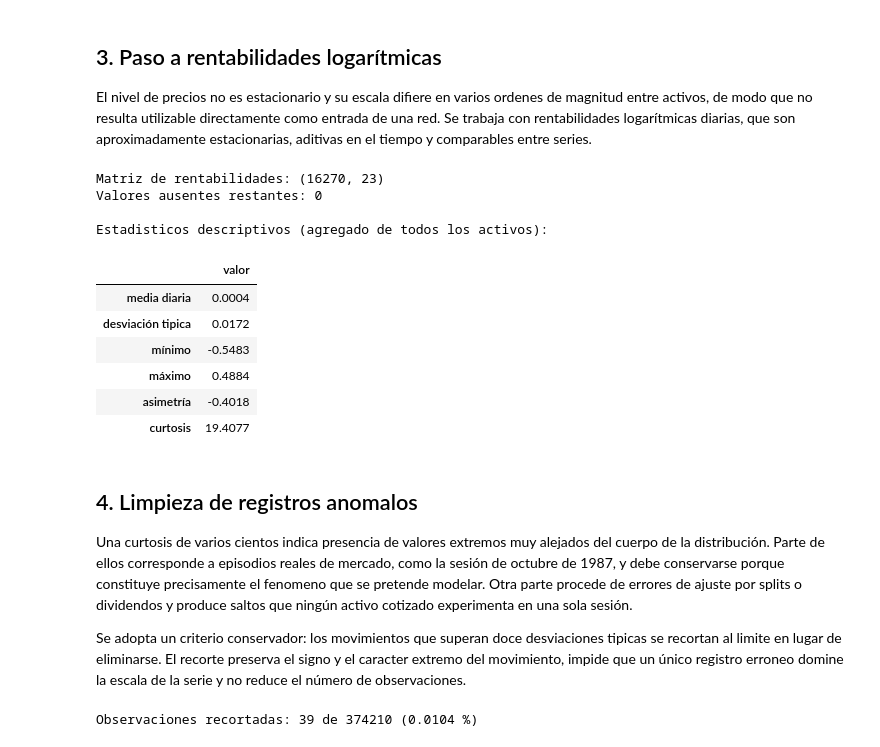
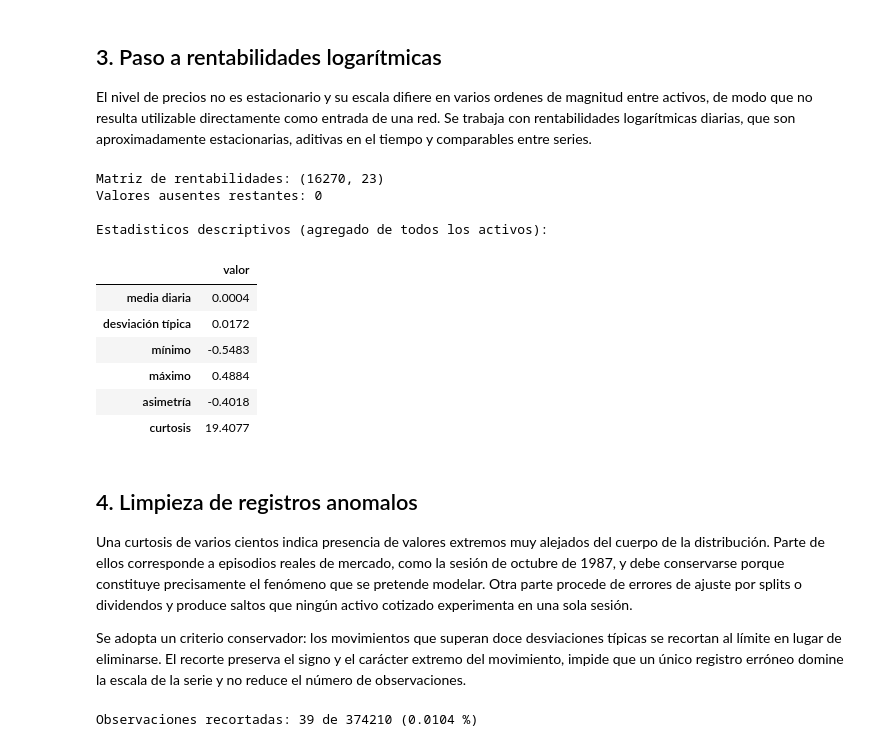
Before and after one commit to raulrodriguezlr/B5-T1, a Jupyter notebook: notebooks/00_datos_y_dataset.ipynb, the cells around one changed output. Saved outputs shown, nothing was run; the diff lists cells and outputs as text; code cells hidden in the pictures.

```diff
--- a/notebooks/00_datos_y_dataset.ipynb
+++ b/notebooks/00_datos_y_dataset.ipynb
@@ -169,26 +169,26 @@ aproximadamente estacionarias, aditivas en el tiempo y comparables entre series.
 # %%
 returns_bruto = datos.calcular_rentabilidades(precios)
 
 print(f"Matriz de rentabilidades: {returns_bruto.shape}")
 print(f"Valores ausentes restantes: {int(returns_bruto.isna().sum().sum())}")
 print("\nEstadisticos descriptivos (agregado de todos los activos):")
 descriptivos = pd.Series({
     "media diaria": returns_bruto.values.mean(),
-    "desviación tipica": returns_bruto.values.std(),
+    "desviación típica": returns_bruto.values.std(),
     "mínimo": returns_bruto.values.min(),
     "máximo": returns_bruto.values.max(),
     "asimetría": float(pd.Series(returns_bruto.values.ravel()).skew()),
     "curtosis": float(pd.Series(returns_bruto.values.ravel()).kurt()),
 })
 display(descriptivos.to_frame("valor").round(4))
 # %% [output]
 Matriz de rentabilidades: (16270, 23)
 Valores ausentes restantes: 0
 
 Estadisticos descriptivos (agregado de todos los activos):
 |  | valor |
 | media diaria | 0.0004 |
-| desviación tipica | 0.0172 |
+| desviación típica | 0.0172 |
 | mínimo | -0.5483 |
 | máximo | 0.4884 |
 | asimetría | -0.4018 |
@@ -199,14 +199,14 @@ Estadisticos descriptivos (agregado de todos los activos):
 Una curtosis de varios cientos indica presencia de valores extremos muy alejados
 del cuerpo de la distribución. Parte de ellos corresponde a episodios reales de
 mercado, como la sesión de octubre de 1987, y debe conservarse porque constituye
-precisamente el fenomeno que se pretende modelar. Otra parte procede de errores
+precisamente el fenómeno que se pretende modelar. Otra parte procede de errores
 de ajuste por splits o dividendos y produce saltos que ningún activo cotizado
 experimenta en una sola sesión.
 
 Se adopta un criterio conservador: los movimientos que superan doce desviaciones
-tipicas se recortan al limite en lugar de eliminarse. El recorte preserva el
-signo y el caracter extremo del movimiento, impide que un único registro
-erroneo domine la escala de la serie y no reduce el número de observaciones.
+típicas se recortan al límite en lugar de eliminarse. El recorte preserva el
+signo y el carácter extremo del movimiento, impide que un único registro
+erróneo domine la escala de la serie y no reduce el número de observaciones.
 # %%
 returns, n_recortes = datos.limpiar_rentabilidades(returns_bruto)
 
```
Also changed, not shown: parts of 10 cells of this notebook, 13 other files.
